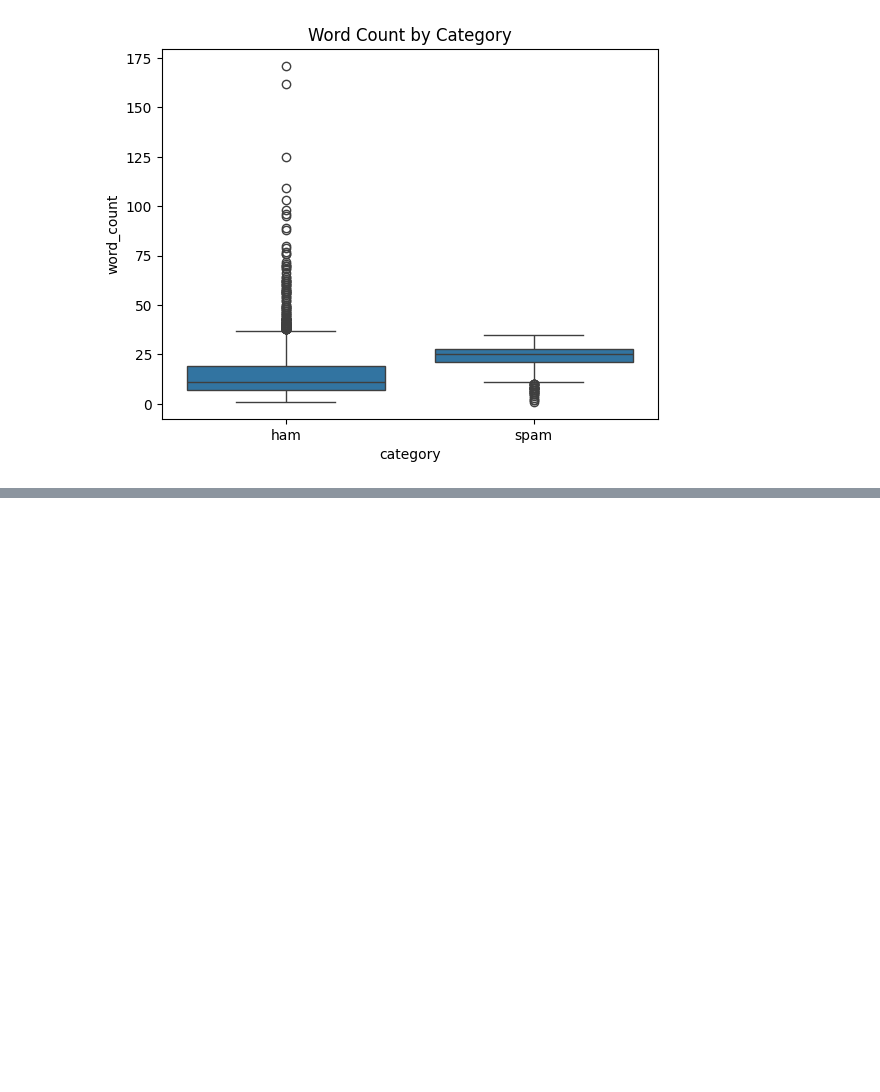
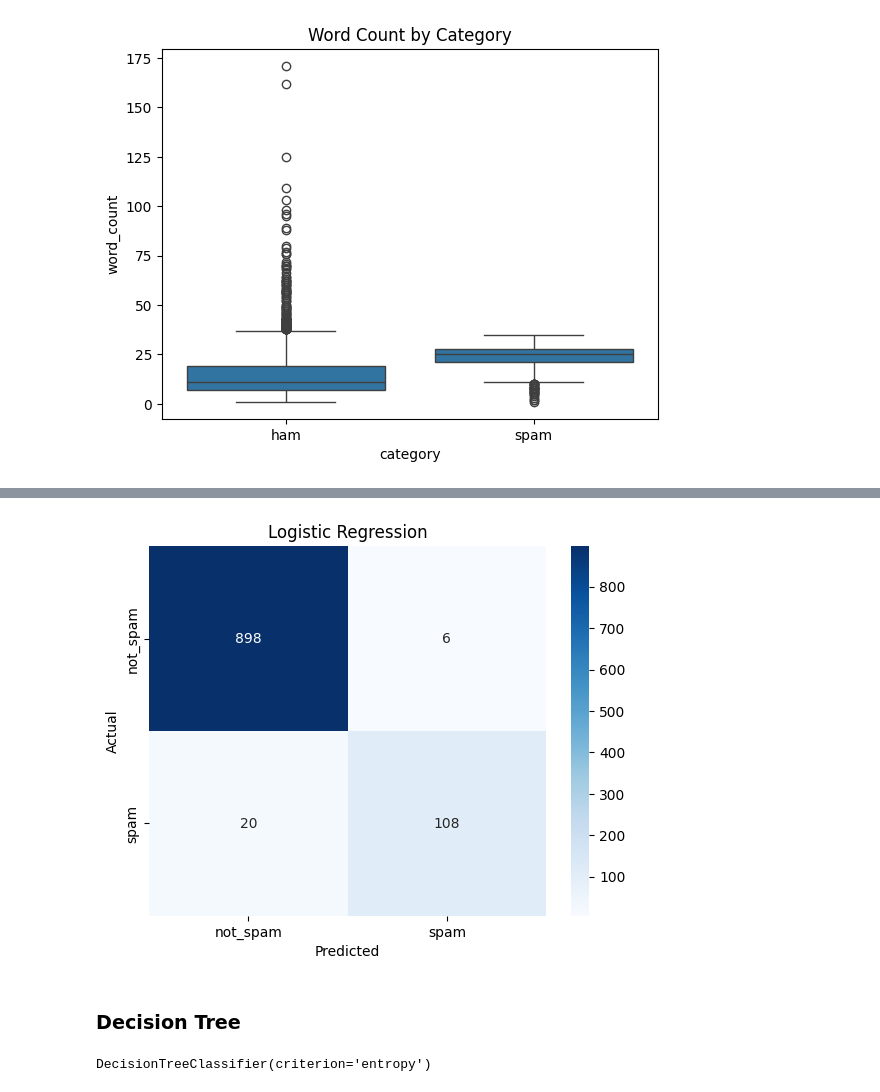
Before and after one commit to fzkmdly/Email_spam, a Jupyter notebook: EmailSpam_3.ipynb, the cells around one changed output, grey strips where cells are left out. Cells and saved outputs as stored; diff of their text form; code cells hidden in the pictures; blank space fills up the shorter version.

```diff
--- a/EmailSpam_3.ipynb
+++ b/EmailSpam_3.ipynb
@@ -157,0 +346,3 @@ plt.show()
+# %%
+y_pred_lr = LR_model.predict(X_text_final)
+print(classification_report(y_test_coded, y_pred_lr))
@@ -157,0 +358,19 @@ plt.show()
+# %%
+cm_lr = confusion_matrix(y_test_coded, y_pred_lr)
+
+sns.heatmap(cm_lr, annot=True, fmt='d', cmap='Blues',
+            xticklabels=['not_spam', 'spam'],
+            yticklabels=['not_spam', 'spam'])
+plt.xlabel('Predicted')
+plt.ylabel('Actual')
+plt.title('Logistic Regression')
+plt.show()
+# %% [output]
+[figure, added]
+# %% [markdown]
+### Decision Tree
+# %%
+DT_model = DecisionTreeClassifier(criterion='entropy', splitter='best')
+DT_model.fit(X_train_final, y_train_coded)
+# %% [output]
+DecisionTreeClassifier(criterion='entropy')
```
Also changed, not shown: parts of 30 cells of this notebook.
